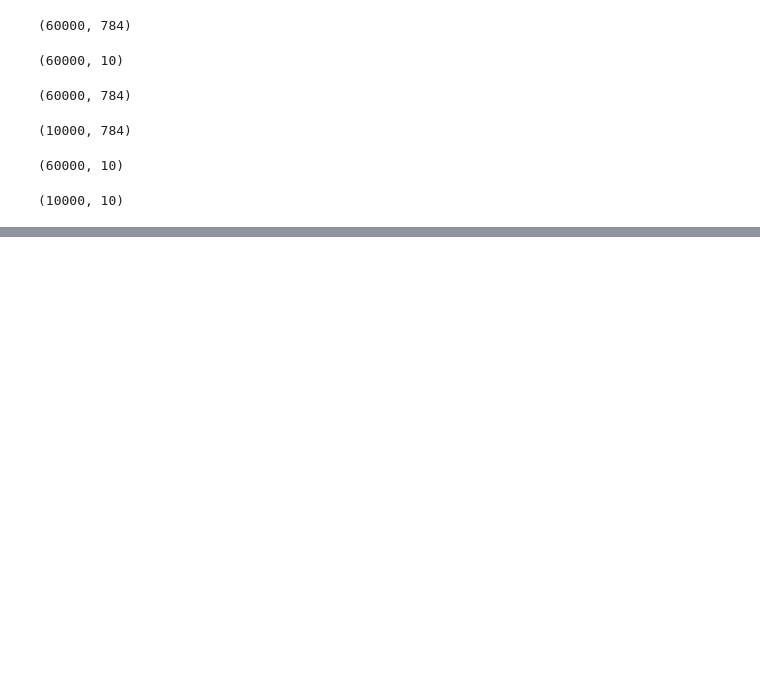
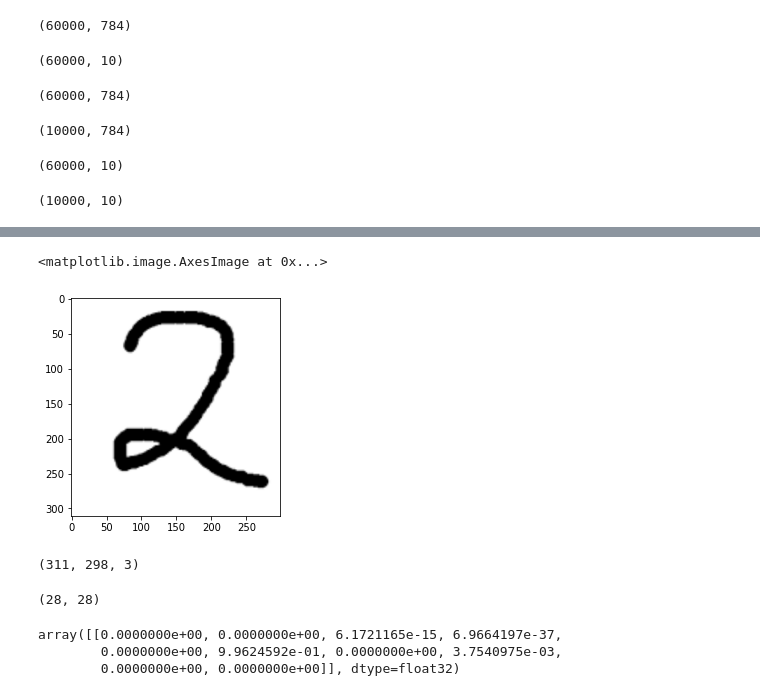
Before and after one commit to HridayAg0102/ML-models, a Jupyter notebook: MNIST_model.ipynb, the cells around one changed output, grey strips where cells are left out. Cells and saved outputs as stored; diff of their text form; code cells hidden in the pictures; blank space fills up the shorter version.

```diff
--- a/MNIST_model.ipynb
+++ b/MNIST_model.ipynb
@@ -137,0 +154,29 @@ value  # which is near to 1
+# %%
+# loading the image in a variable
+
+import cv2
+import matplotlib.pyplot as plt
+
+img = cv2.imread('ml_sample.png', cv2.IMREAD_GRAYSCALE)
+img = cv2.cvtColor(img, cv2.COLOR_BGR2RGB)
+plt.imshow(img)
+# %% [output]
+<matplotlib.image.AxesImage at 0x...>
+[figure, added]
+# %%
+img.shape
+# %% [output]
+(311, 298, 3)
+# %%
+import numpy as np
+from PIL import Image
+
+img_pil = Image.fromarray(img)
+img_new = np.array(img_pil.resize((28,28), Image.ANTIALIAS))
+
+rgb_weights = [0.2989, 0.5870, 0.1140]
+
+img_new = np.dot(img_new[...,:3], rgb_weights)
+img_new.shape
+# %% [output]
+(28, 28)
@@ -137,0 +186,7 @@ value  # which is near to 1
+# %%
+pred = network.predict(img_new)
+pred
+# %% [output]
+array([[0.0000000e+00, 0.0000000e+00, 6.1721165e-15, 6.9664197e-37,
+        0.0000000e+00, 9.9624592e-01, 0.0000000e+00, 3.7540975e-03,
+        0.0000000e+00, 0.0000000e+00]], dtype=float32)
```
Also changed, not shown: parts of 7 cells of this notebook.
